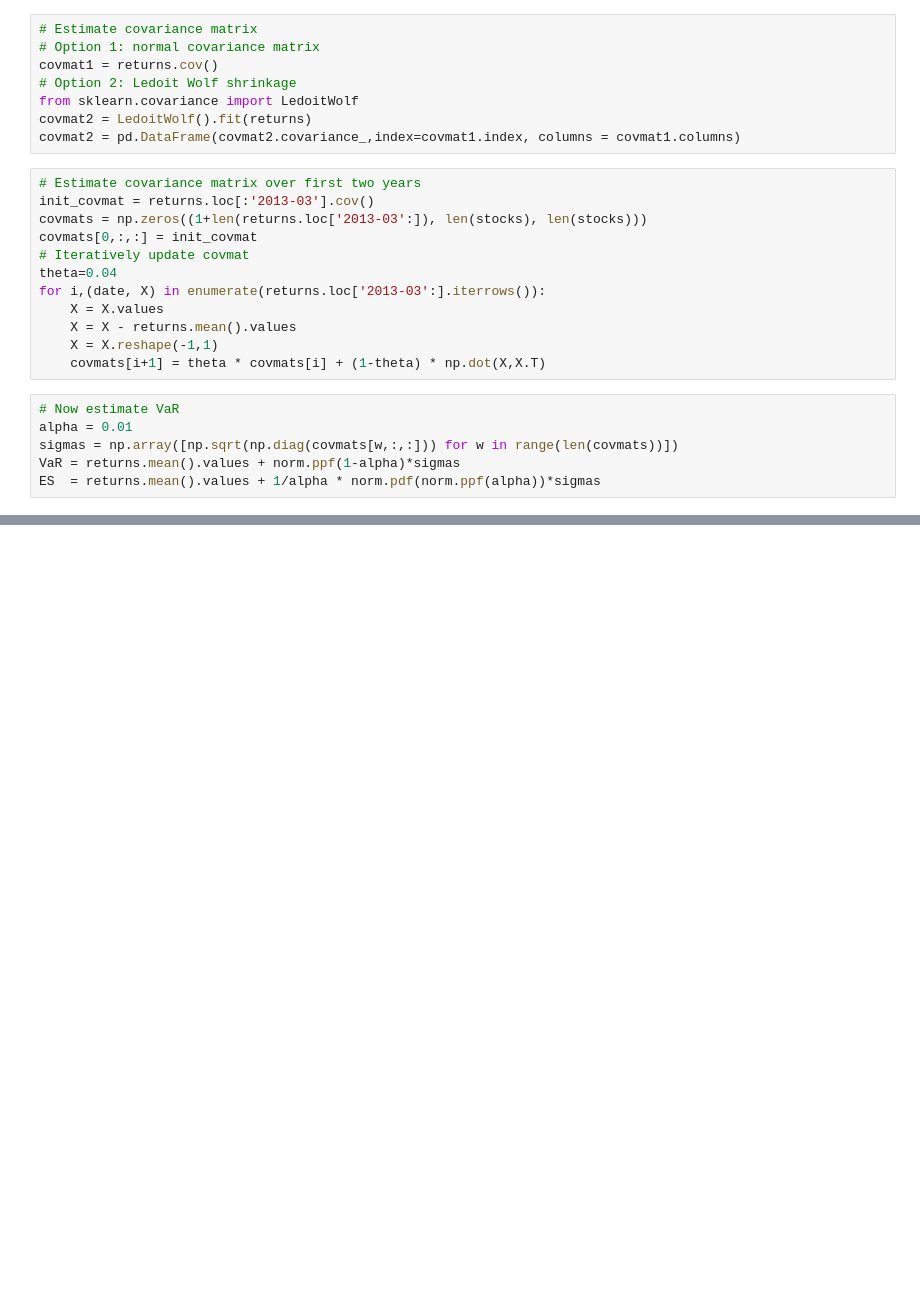
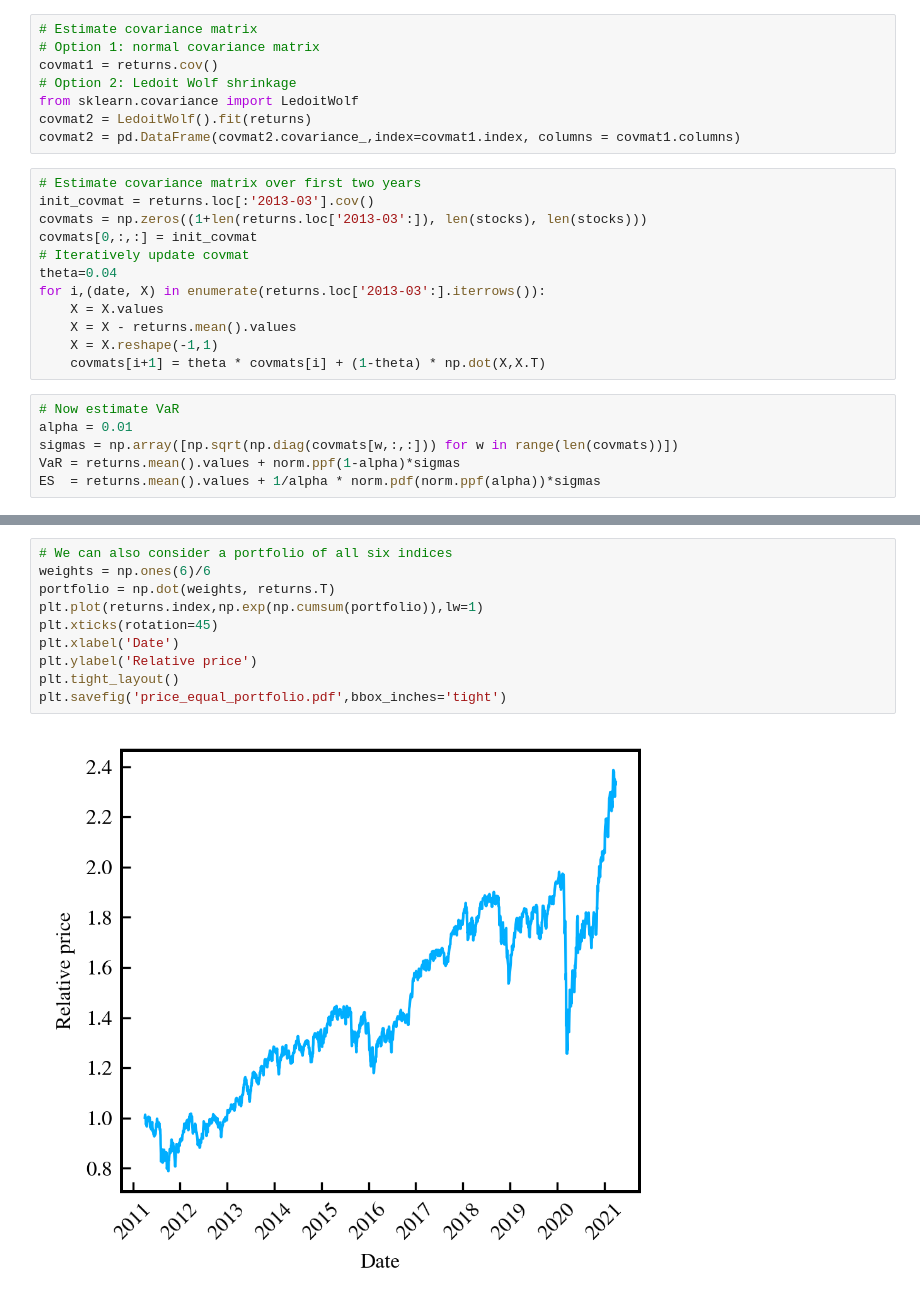
Before and after one commit to LuukOudshoorn25/QRM1, a Jupyter notebook: QRM Assignment 1.ipynb, the cells around one changed output, grey strips where cells are left out. Saved outputs shown, nothing was run; the diff lists cells and outputs as text; blank space fills up the shorter version.

```diff
--- a/QRM Assignment 1.ipynb
+++ b/QRM Assignment 1.ipynb
@@ -177,0 +178,12 @@ plt.show()
+# %%
+# We can also consider a portfolio of all six indices
+weights = np.ones(6)/6
+portfolio = np.dot(weights, returns.T)
+plt.plot(returns.index,np.exp(np.cumsum(portfolio)),lw=1)
+plt.xticks(rotation=45)
+plt.xlabel('Date')
+plt.ylabel('Relative price')
+plt.tight_layout()
+plt.savefig('price_equal_portfolio.pdf',bbox_inches='tight')
+# %% [output]
+[figure, added]
```
Also changed, not shown: parts of 8 cells of this notebook, 7 other files.
